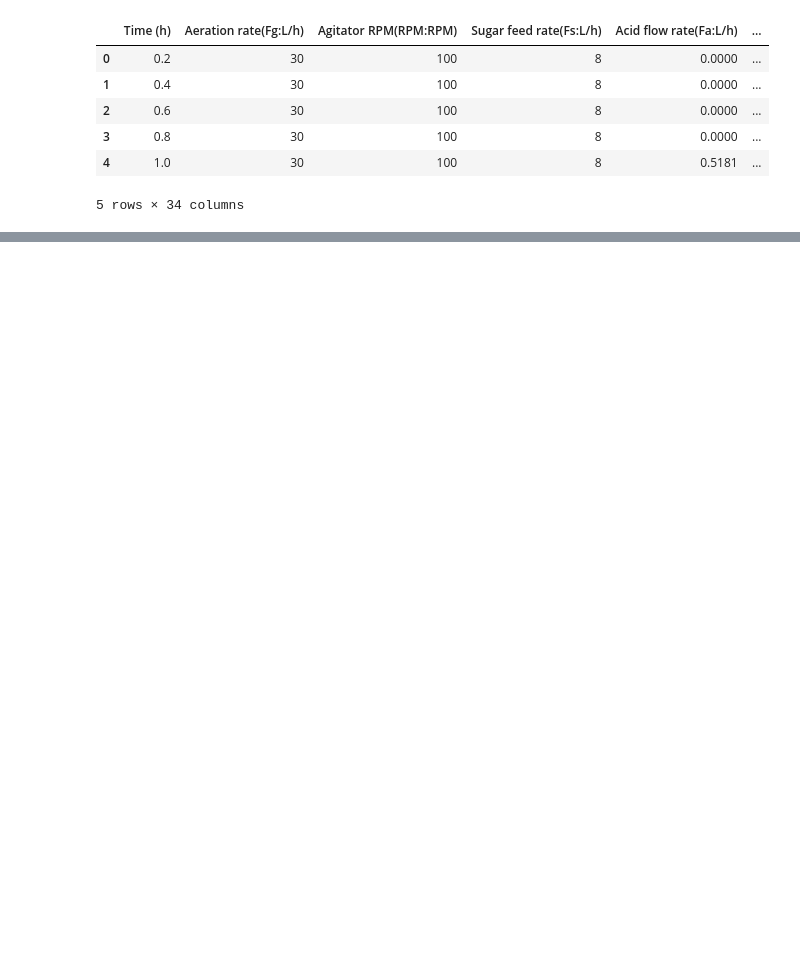
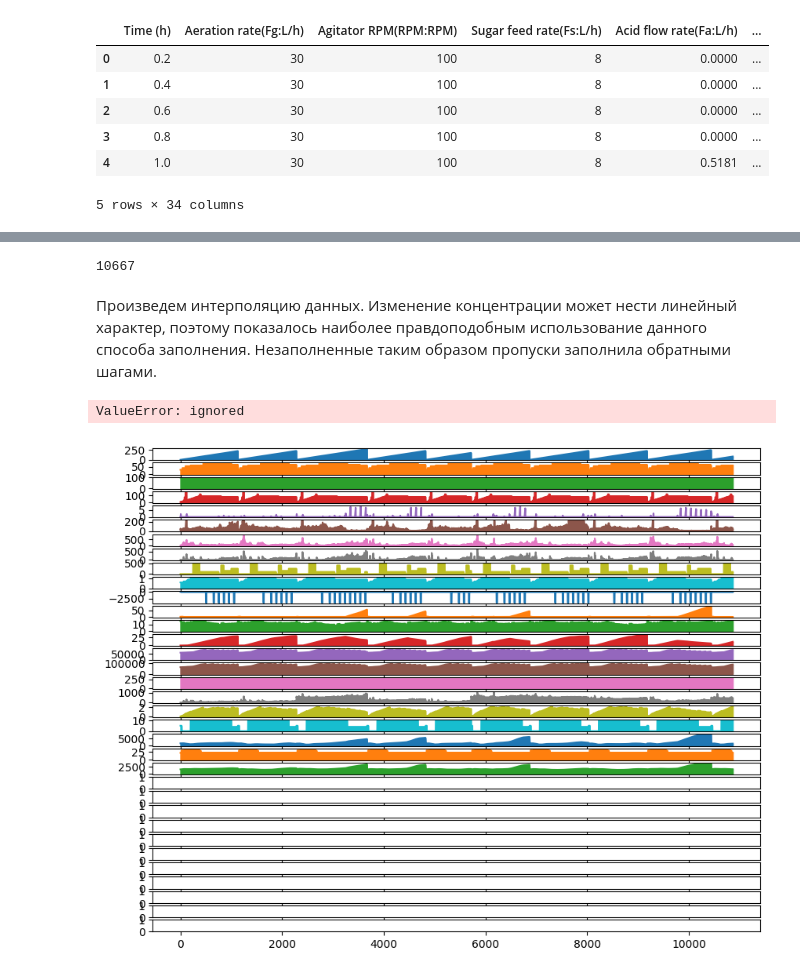
Before and after one commit to aryana64/NIPT, a Jupyter notebook: biocad_hw.ipynb, the cells around one changed output, grey strips where cells are left out. Saved outputs shown, nothing was run; the diff lists cells and outputs as text; code cells hidden in the pictures; blank space fills up the shorter version.

```diff
--- a/biocad_hw.ipynb
+++ b/biocad_hw.ipynb
@@ -49,0 +150,16 @@ y_train.head()
+# %%
+x_train['PAA concentration offline(PAA_offline:PAA (g L^{-1}))'].isnull().sum()
+# %% [output]
+10667
+# %% [markdown]
+Произведем интерполяцию данных. Изменение концентрации может нести линейный характер, поэтому показалось наиболее правдоподобным использование данного способа заполнения. Незаполненные таким образом пропуски заполнила обратными шагами.
+# %%
+x_train=x_train.interpolate(method='linear',columns=x_train.columns)
+# %%
+x_train=x_train.interpolate(method='backfill',columns=x_train.columns)
+# %%
+axs = x_train.plot.area(figsize=(10, 8), subplots=True)
+plt.show() #Есть значения, когда идет выделение кислорода (?)
+# %% [output]
+ValueError: ignored
+[figure, added]
```
Also changed, not shown: parts of 42 cells of this notebook.
